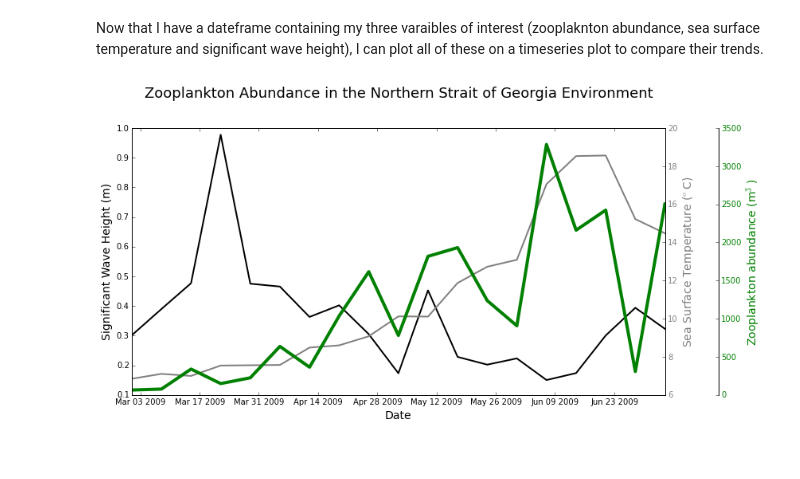
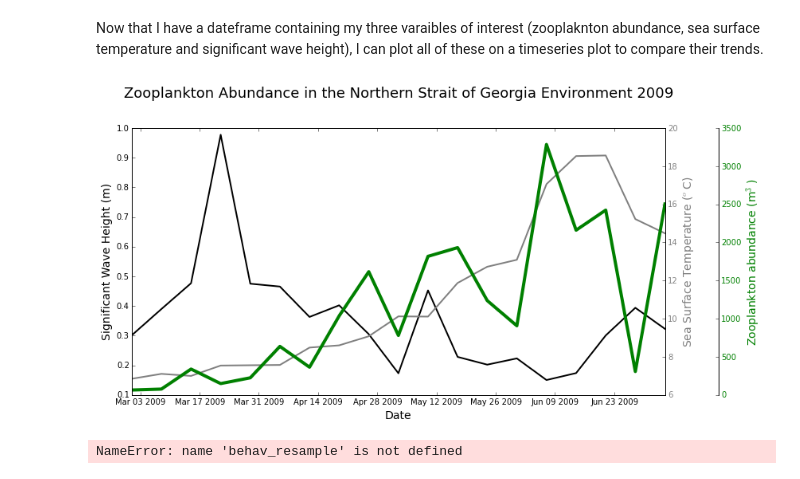
Before and after one commit to kwfawkes/Kyles_project, a Jupyter notebook: src/complete_analysis_enviro.ipynb, the cells around one changed output. Cells and saved outputs as stored; diff of their text form; code cells hidden in the pictures.

Commit message:
November 14th updates:mostly on timeseries graphs

```diff
--- a/src/complete_analysis_enviro.ipynb
+++ b/src/complete_analysis_enviro.ipynb
@@ -297,35 +295,39 @@ fig, ax1 = plt.subplots()
 # layering the plots on top of one another
 ax2 = ax1.twinx()
 ax3 = ax1.twinx()
 
 # plotting the 3 variables into the predetermined plot outline above
 # Setting the color and width of lines on the graph
-ax1.plot(combination_data_2009.index, combination_data_2009.significant_wave_height, 'k-', linewidth =2)
-ax2.plot(combination_data_2009.index, combination_data_2009.sea_surface_temperature, 'grey', linewidth=2)
-ax3.plot(combination_data_2009.index, combination_data_2009.zoo_abundance, 'g-', linewidth=4)
+ax1.plot(gwv_sp2009_weekly.index, gwv_sp2009_weekly.sig_wave_height, 'k-', linewidth =2)
+ax2.plot(gwv_sp2009_weekly.index, gwv_sp2009_weekly.sea_surface_temperature, 'grey', linewidth=2)
+ax3.plot(zoo_2009_weekly.index, zoo_2009_weekly.Total, 'g-', linewidth=4)
 
 # Adjusting the figure size
 fig.set_size_inches(12, 6)
 
 # moving the spine that the zooplankton was plotted onto towards the right so it isnt on top of the second spine(ax2)
 zoo_spine = ax3.spines['right']
 zoo_spine.set_position(('axes', 1.1))
 
 # Adjusting the color of the axes ticks to match line color
 ax1.yaxis.set_tick_params(labelcolor='k')
 ax2.yaxis.set_tick_params(labelcolor='grey')
 ax3.yaxis.set_tick_params(labelcolor='green')
 
 # Making axes labels, selecting their color, and selecting their size
 ax1.set_xlabel('Date', fontsize=14, y=0)
 ax1.set_ylabel('Significant Wave Height (m)', fontsize = 14, color ='k')
 ax2.set_ylabel('Sea Surface Temperature ($^o$C)', fontsize = 14, color='grey')
 ax3.set_ylabel('Zooplankton abundance (m$^3$)', fontsize = 14, color='g')
 
 # Creating an axes title
-plt.title('Zooplankton Abundance in the Northern Strait of Georgia Environment', fontsize=18, y=1.1)
+plt.title('Zooplankton Abundance in the Northern Strait of Georgia Environment 2009', fontsize=18, y=1.1)
 
 # Showing the plot
 plt.show()
 # %% [output]
-[figure, old version]
+[figure, new version]
+# %%
+behav_resample[['speed', 'angularspeed']].plot(subplots = True, figsize = (10, 8))
+# %% [output]
+NameError: name 'behav_resample' is not defined
```
Also changed, not shown: parts of 20 cells of this notebook, 4 other files.
